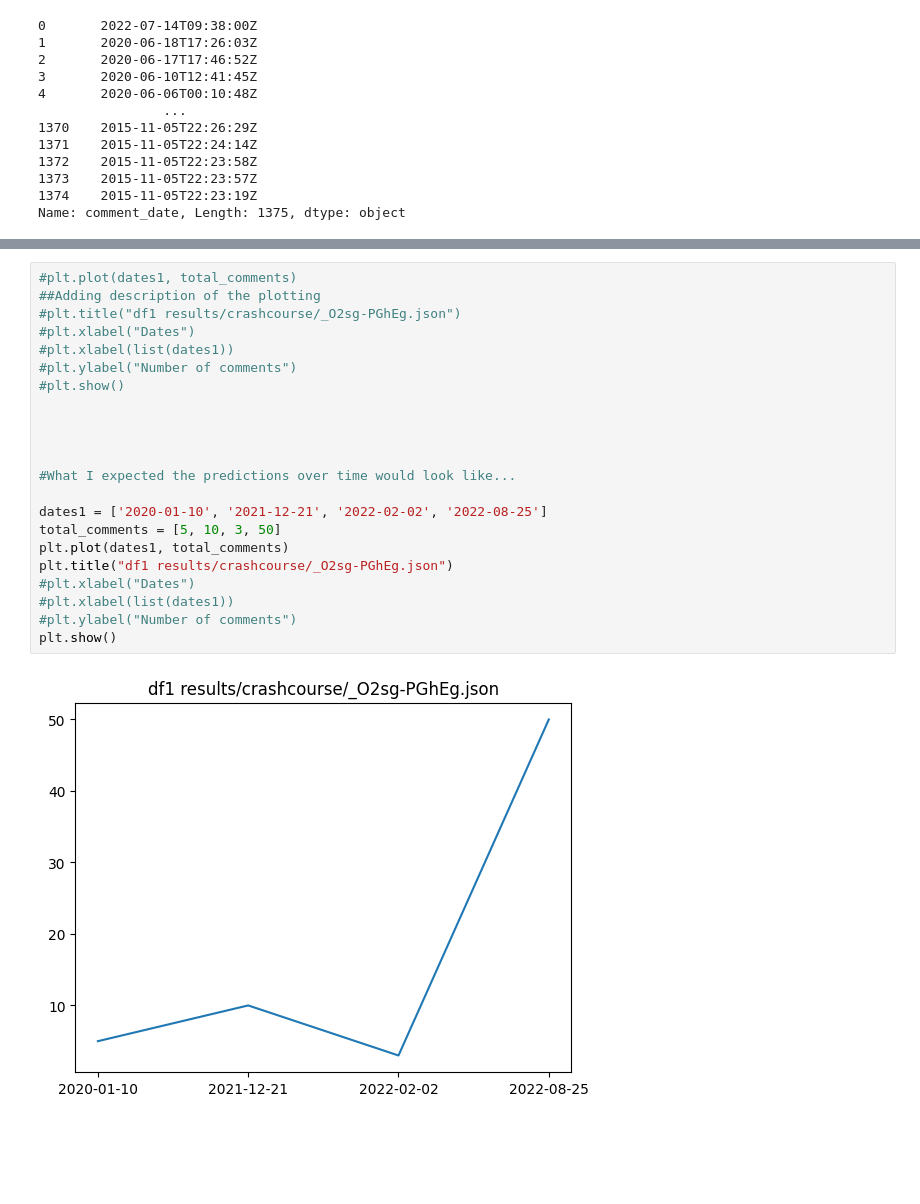
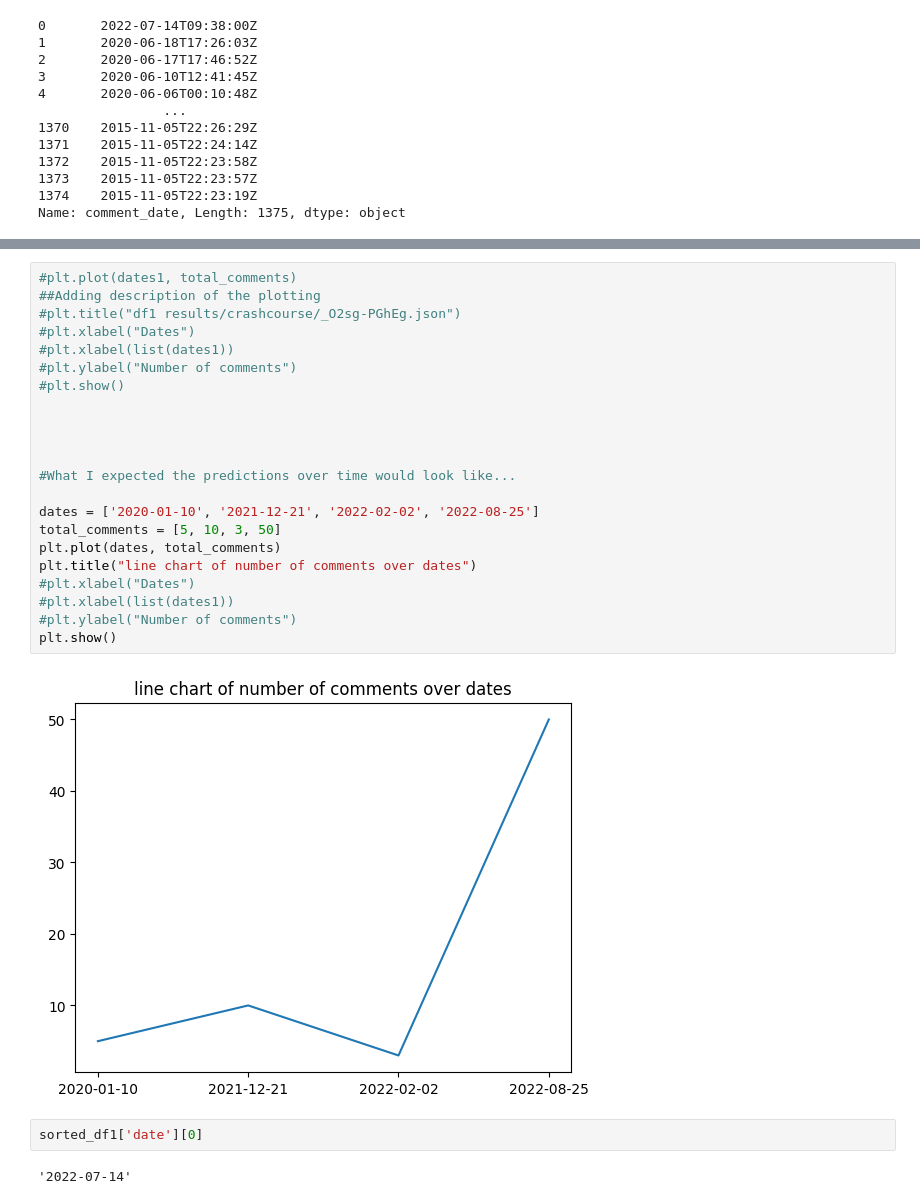
Before and after one commit to awaubreyw/aubrey_dissertation, a Jupyter notebook: src/get_sentiment_vader.ipynb, the cells around one changed output, grey strips where cells are left out. Saved outputs shown, nothing was run; the diff lists cells and outputs as text; blank space fills up the shorter version.

```diff
--- a/src/get_sentiment_vader.ipynb
+++ b/src/get_sentiment_vader.ipynb
@@ -543,24 +664,28 @@ Number of non duplicate dates = 504
 # %%
 #plt.plot(dates1, total_comments)
 ##Adding description of the plotting
 #plt.title("df1 results/crashcourse/_O2sg-PGhEg.json")
 #plt.xlabel("Dates")
 #plt.xlabel(list(dates1))
 #plt.ylabel("Number of comments")
 #plt.show()
 
 
 
 
 #What I expected the predictions over time would look like...
 
-dates1 = ['2020-01-10', '2021-12-21', '2022-02-02', '2022-08-25']
+dates = ['2020-01-10', '2021-12-21', '2022-02-02', '2022-08-25']
 total_comments = [5, 10, 3, 50]
-plt.plot(dates1, total_comments)
-plt.title("df1 results/crashcourse/_O2sg-PGhEg.json")
+plt.plot(dates, total_comments)
+plt.title("line chart of number of comments over dates")
 #plt.xlabel("Dates")
 #plt.xlabel(list(dates1))
 #plt.ylabel("Number of comments")
 plt.show()
 # %% [output]
-[figure, old version]
+[figure, new version]
+# %%
+sorted_df1['date'][0]
+# %% [output]
+'2022-07-14'
```
Also changed, not shown: parts of 10 cells of this notebook.
